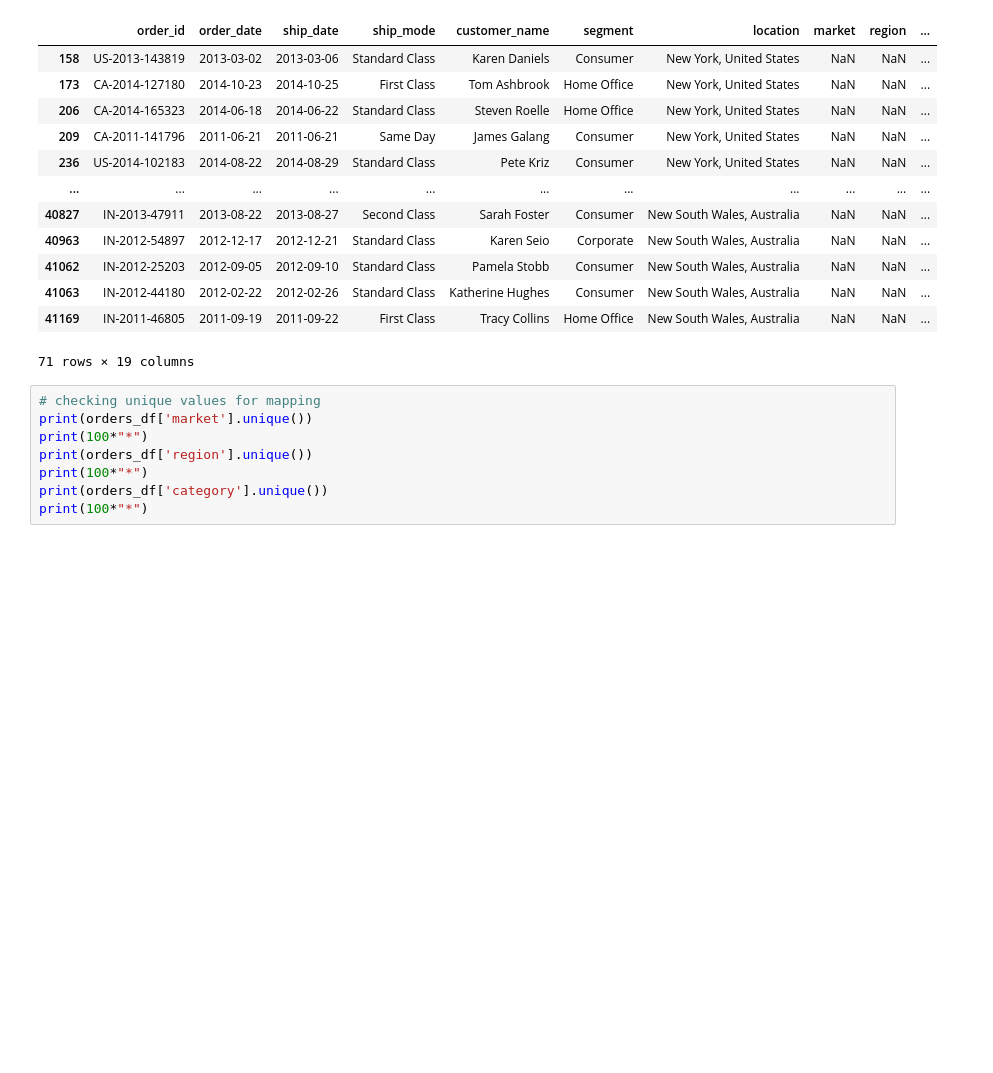
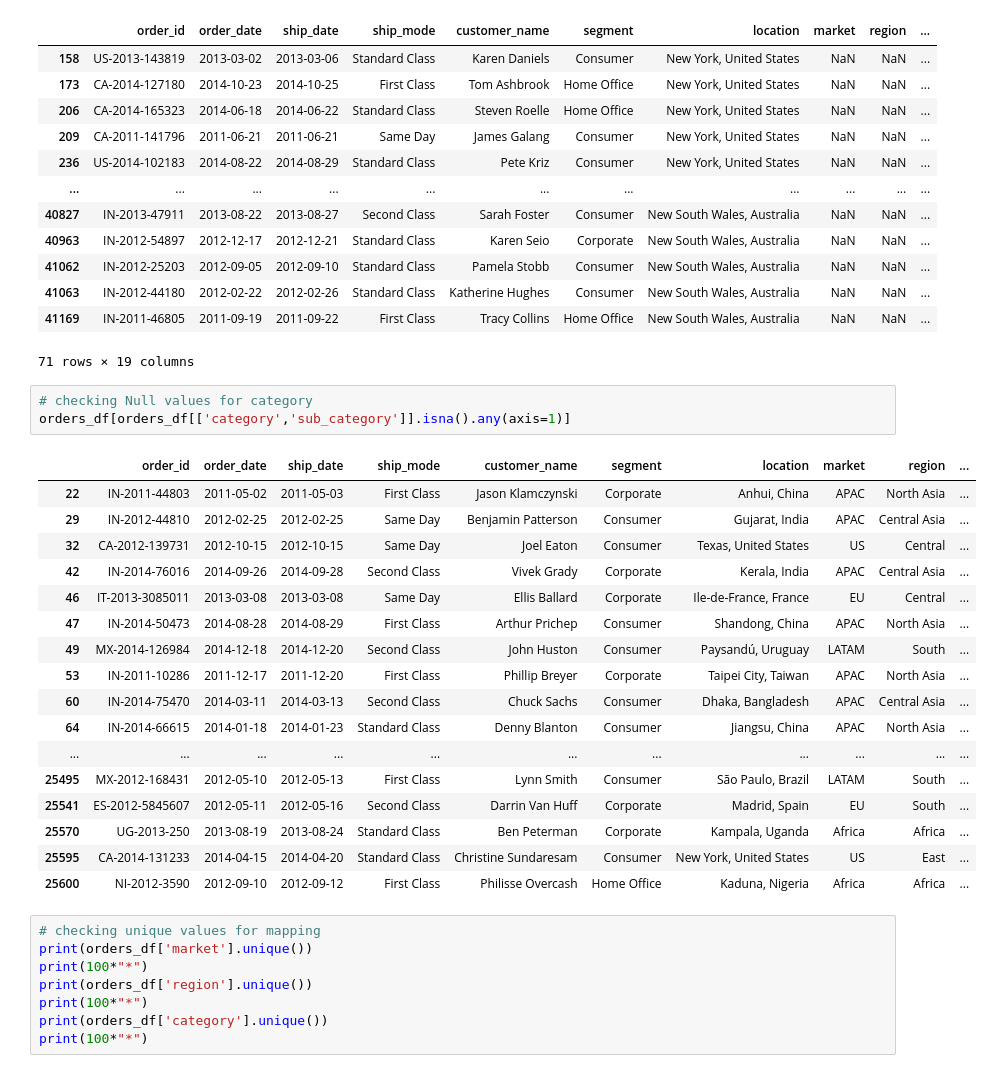
Before and after one commit to khubim/M.Sc_Group_Project, a Jupyter notebook: Superstore_analysis.ipynb, the cells around one changed output. Drawn from its saved outputs; the diff is of its cells as text; blank space fills up the shorter version.

```diff
--- a/Superstore_analysis.ipynb
+++ b/Superstore_analysis.ipynb
@@ -124,6 +129,27 @@ orders_df[orders_df[['location','market','region']].isna().any(axis=1)]
 | 41063 | IN-2012-44180 | 2012-02-22 | 2012-02-26 | Standard Class | Katherine Hughes | Consumer | New South Wales, Australia | NaN | NaN | ... |
 | 41169 | IN-2011-46805 | 2011-09-19 | 2011-09-22 | First Class | Tracy Collins | Home Office | New South Wales, Australia | NaN | NaN | ... |
 71 rows × 19 columns
+# %%
+# checking Null values for category
+orders_df[orders_df[['category','sub_category']].isna().any(axis=1)]
+# %% [output]
+|  | order_id | order_date | ship_date | ship_mode | customer_name | segment | location | market | region | ... |
+| 22 | IN-2011-44803 | 2011-05-02 | 2011-05-03 | First Class | Jason Klamczynski | Corporate | Anhui, China | APAC | North Asia | ... |
+| 29 | IN-2012-44810 | 2012-02-25 | 2012-02-25 | Same Day | Benjamin Patterson | Consumer | Gujarat, India | APAC | Central Asia | ... |
+| 32 | CA-2012-139731 | 2012-10-15 | 2012-10-15 | Same Day | Joel Eaton | Consumer | Texas, United States | US | Central | ... |
+| 42 | IN-2014-76016 | 2014-09-26 | 2014-09-28 | Second Class | Vivek Grady | Corporate | Kerala, India | APAC | Central Asia | ... |
+| 46 | IT-2013-3085011 | 2013-03-08 | 2013-03-08 | Same Day | Ellis Ballard | Corporate | Ile-de-France, France | EU | Central | ... |
+| 47 | IN-2014-50473 | 2014-08-28 | 2014-08-29 | First Class | Arthur Prichep | Consumer | Shandong, China | APAC | North Asia | ... |
+| 49 | MX-2014-126984 | 2014-12-18 | 2014-12-20 | Second Class | John Huston | Consumer | Paysandú, Uruguay | LATAM | South | ... |
+| 53 | IN-2011-10286 | 2011-12-17 | 2011-12-20 | First Class | Phillip Breyer | Corporate | Taipei City, Taiwan | APAC | North Asia | ... |
+| 60 | IN-2014-75470 | 2014-03-11 | 2014-03-13 | Second Class | Chuck Sachs | Consumer | Dhaka, Bangladesh | APAC | Central Asia | ... |
+| 64 | IN-2014-66615 | 2014-01-18 | 2014-01-23 | Standard Class | Denny Blanton | Consumer | Jiangsu, China | APAC | North Asia | ... |
+| ... | ... | ... | ... | ... | ... | ... | ... | ... | ... | ... |
+| 25495 | MX-2012-168431 | 2012-05-10 | 2012-05-13 | First Class | Lynn Smith | Consumer | São Paulo, Brazil | LATAM | South | ... |
+| 25541 | ES-2012-5845607 | 2012-05-11 | 2012-05-16 | Second Class | Darrin Van Huff | Corporate | Madrid, Spain | EU | South | ... |
+| 25570 | UG-2013-250 | 2013-08-19 | 2013-08-24 | Standard Class | Ben Peterman | Corporate | Kampala, Uganda | Africa | Africa | ... |
+| 25595 | CA-2014-131233 | 2014-04-15 | 2014-04-20 | Standard Class | Christine Sundaresam | Consumer | New York, United States | US | East | ... |
+| 25600 | NI-2012-3590 | 2012-09-10 | 2012-09-12 | First Class | Philisse Overcash | Home Office | Kaduna, Nigeria | Africa | Africa | ... |
 # %%
 # checking unique values for mapping
 print(orders_df['market'].unique())
```
Also changed, not shown: parts of 21 cells of this notebook.
